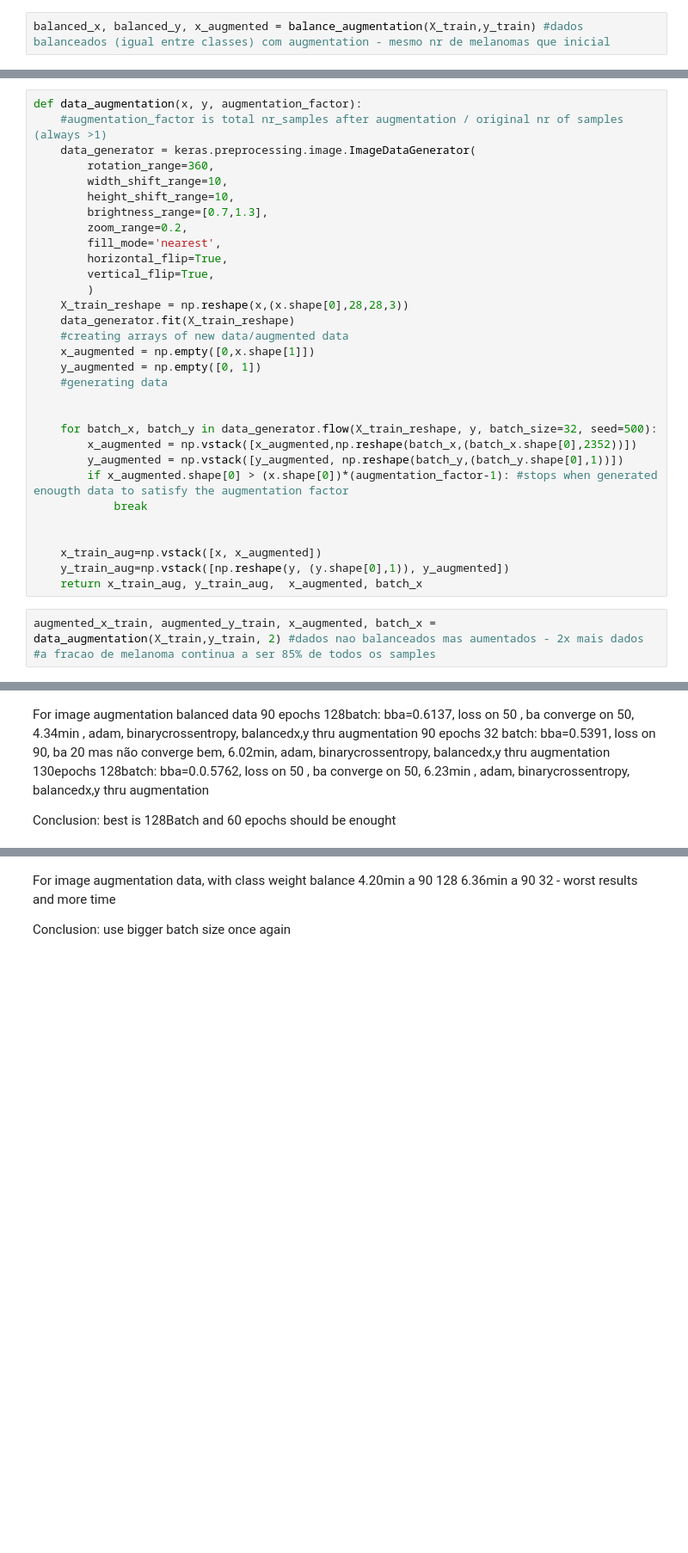
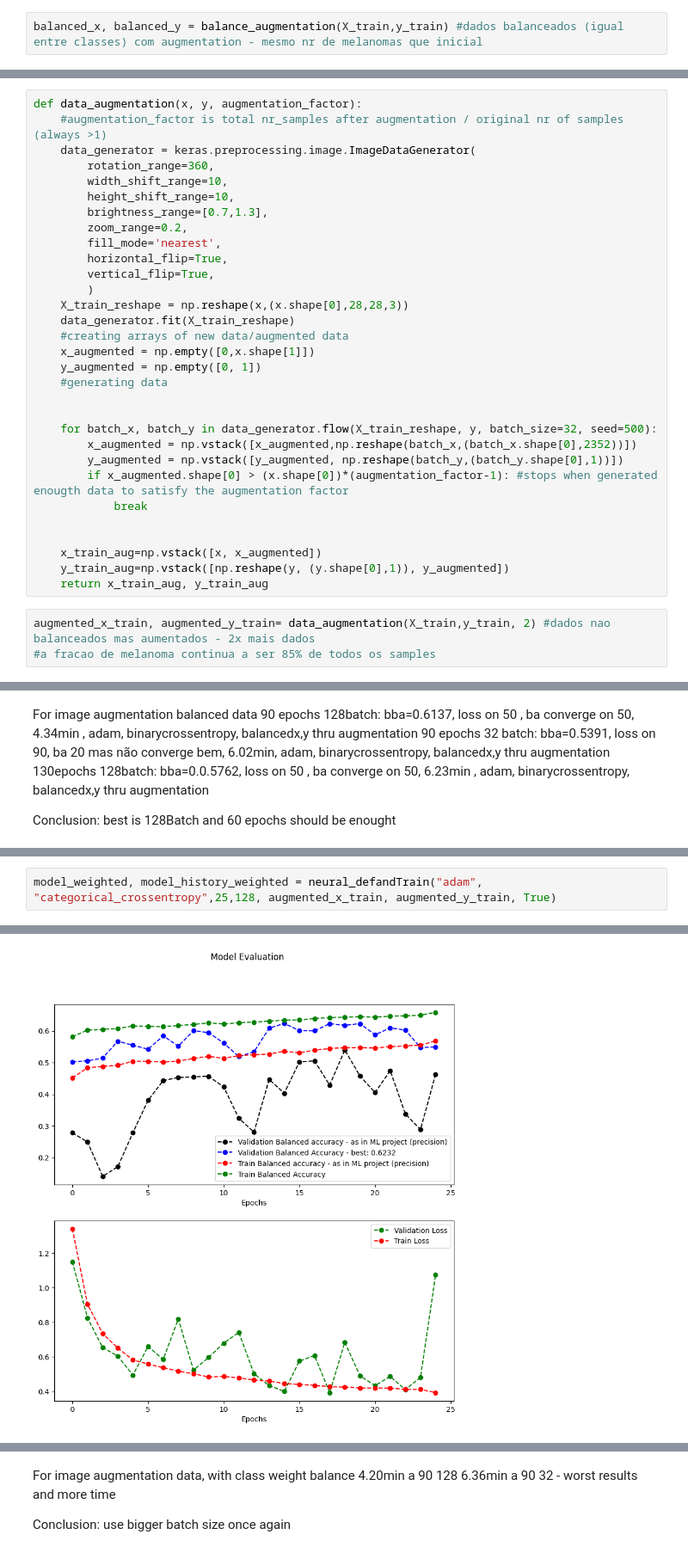
Before and after one commit to Dolfas/ML_Aaut, a Jupyter notebook: Task 5.1/ML_problem5.1 shortversion.ipynb, the cells around one changed output, grey strips where cells are left out. Shown: that part at 86% size. Saved outputs shown, nothing was run; the diff lists cells and outputs as text; blank space fills up the shorter version.

```diff
--- a/Task 5.1/ML_problem5.1 shortversion.ipynb
+++ b/Task 5.1/ML_problem5.1 shortversion.ipynb
@@ -96,2 +99,2 @@ def balance_augmentation(x, y):
 # %%
-balanced_x, balanced_y, x_augmented = balance_augmentation(X_train,y_train) #dados balanceados (igual entre classes) com augmentation - mesmo nr de melanomas que inicial
+balanced_x, balanced_y = balance_augmentation(X_train,y_train) #dados balanceados (igual entre classes) com augmentation - mesmo nr de melanomas que inicial
@@ -125,7 +131,7 @@ def data_augmentation(x, y, augmentation_factor):
 
     x_train_aug=np.vstack([x, x_augmented])
     y_train_aug=np.vstack([np.reshape(y, (y.shape[0],1)), y_augmented])
-    return x_train_aug, y_train_aug,  x_augmented, batch_x
+    return x_train_aug, y_train_aug
 # %%
-augmented_x_train, augmented_y_train, x_augmented, batch_x = data_augmentation(X_train,y_train, 2) #dados nao balanceados mas aumentados - 2x mais dados
+augmented_x_train, augmented_y_train= data_augmentation(X_train,y_train, 2) #dados nao balanceados mas aumentados - 2x mais dados
 #a fracao de melanoma continua a ser 85% de todos os samples
@@ -190,0 +158,3 @@ Epoch 30/30
+# %%
+model_weighted, model_history_weighted = neural_defandTrain("adam", "categorical_crossentropy",25,128, augmented_x_train, augmented_y_train, True)
+# %% [output]
@@ -190,0 +178 @@ Epoch 30/30
+[figure, added]
```
Also changed, not shown: parts of 16 cells of this notebook, 34 other files.
